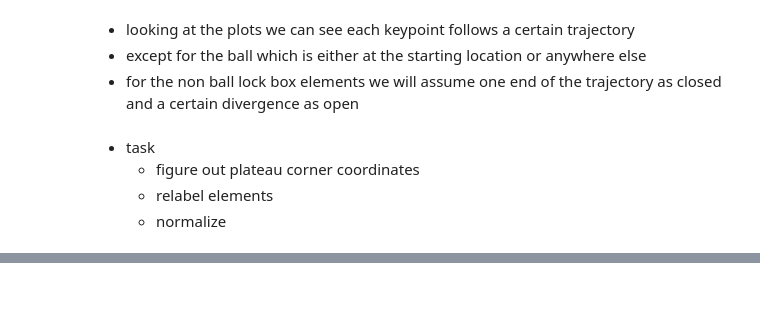
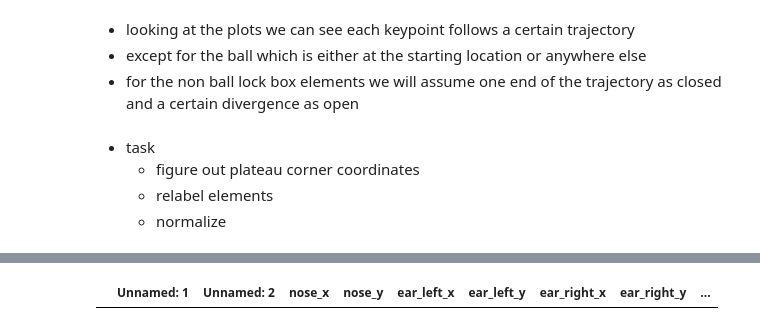
Before and after one commit to BoxedInKehrer/DLC_Proj, a Jupyter notebook: Step_2/step2.ipynb, the cells around one changed output, grey strips where cells are left out. Cells and saved outputs as stored; diff of their text form; code cells hidden in the pictures; blank space fills up the shorter version.

```diff
--- a/step2.ipynb
+++ b/Step_2/step2.ipynb
@@ -156,0 +186,4 @@ E2_top_ref = 'img03322.png'
+# %%
+clean_df_E1[clean_df_E1["Unnamed: 2"] == E1_side_ref]
+# %% [output]
+|  | Unnamed: 1 | Unnamed: 2 | nose_x | nose_y | ear_left_x | ear_left_y | ear_right_x | ear_right_y | ... |
```
Also changed, not shown: parts of 2 cells of this notebook, 13 other files.
